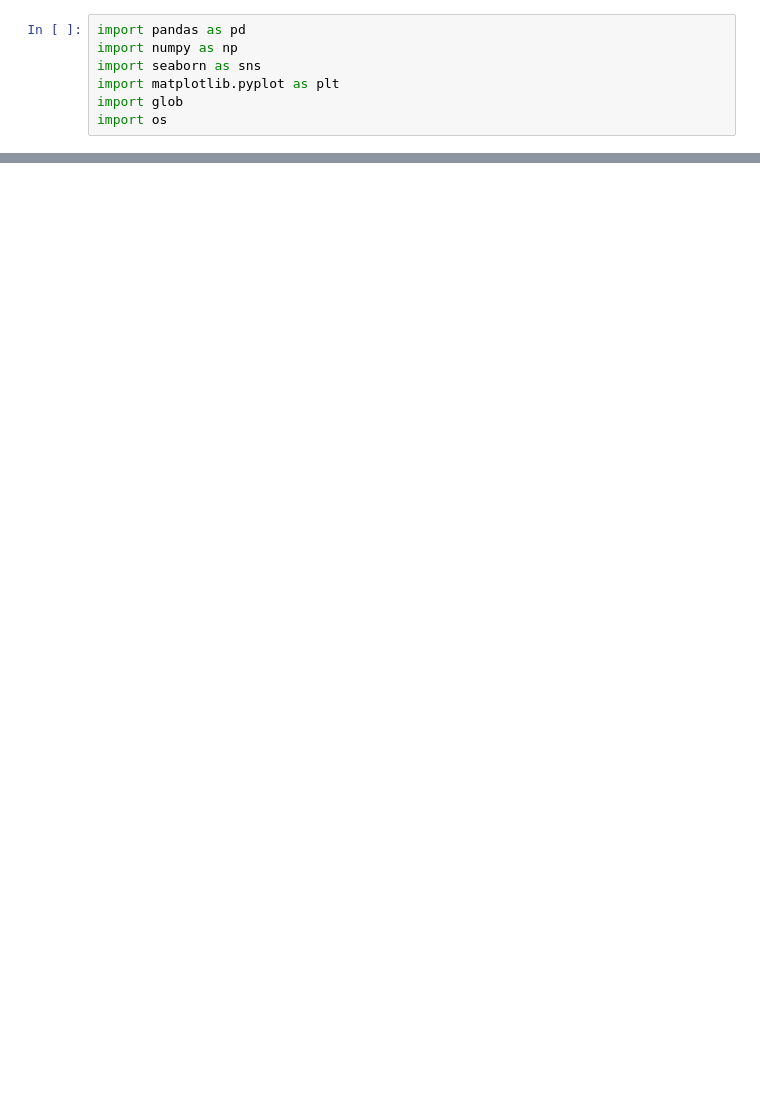
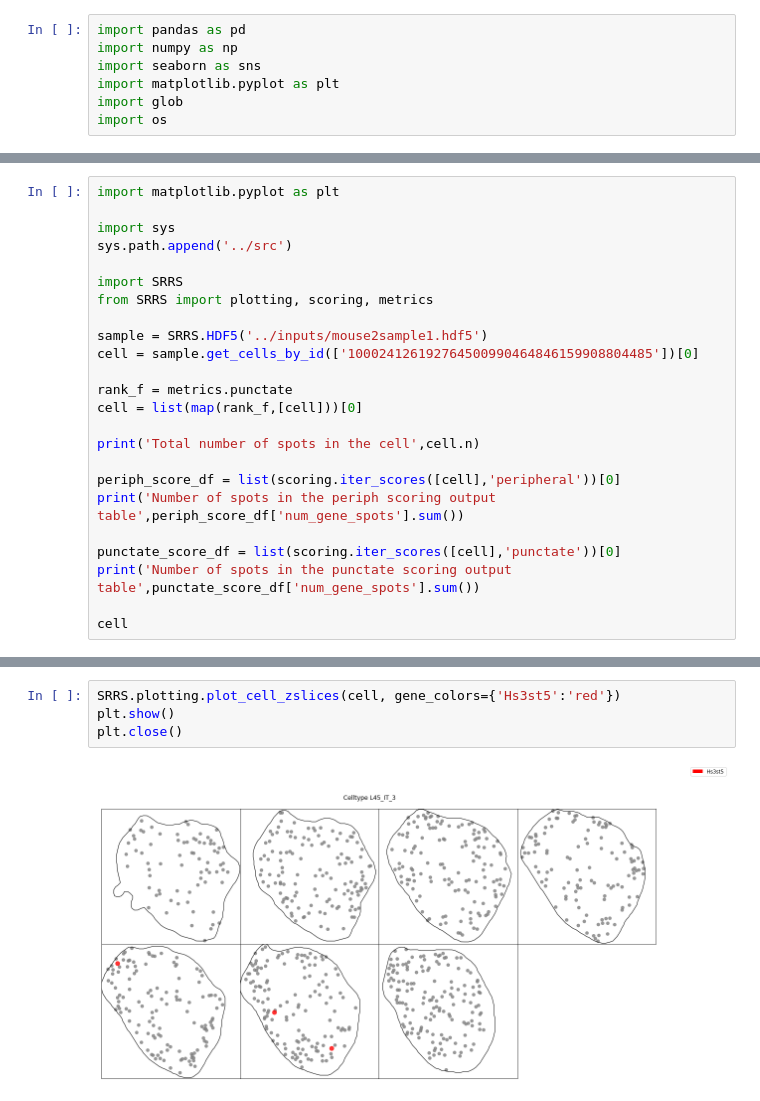
Before and after one commit to salzman-lab/SPRAWL, a Jupyter notebook: analysis/effect_of_abundance_and_gene_count_on_metrics.ipynb, the cells around one changed output, grey strips where cells are left out. Drawn from its saved outputs; the diff is of its cells as text; blank space fills up the shorter version.

```diff
--- a/analysis/effect_of_abundance_and_gene_count_on_metrics.ipynb
+++ b/analysis/effect_of_abundance_and_gene_count_on_metrics.ipynb
@@ -68,0 +307,24 @@ for name,p in samples.items():
+# %%
+import matplotlib.pyplot as plt
+
+import sys
+sys.path.append('../src')
+
+import SRRS
+from SRRS import plotting, scoring, metrics
+
+sample = SRRS.HDF5('../inputs/mouse2sample1.hdf5')
+cell = sample.get_cells_by_id(['100024126192764500990464846159908804485'])[0]
+
+rank_f = metrics.punctate
+cell = list(map(rank_f,[cell]))[0]
+
+print('Total number of spots in the cell',cell.n)
+
+periph_score_df = list(scoring.iter_scores([cell],'peripheral'))[0]
+print('Number of spots in the periph scoring output table',periph_score_df['num_gene_spots'].sum())
+
+punctate_score_df = list(scoring.iter_scores([cell],'punctate'))[0]
+print('Number of spots in the punctate scoring output table',punctate_score_df['num_gene_spots'].sum())
+
+cell
@@ -68,0 +352,6 @@ for name,p in samples.items():
+# %%
+SRRS.plotting.plot_cell_zslices(cell, gene_colors={'Hs3st5':'red'})
+plt.show()
+plt.close()
+# %% [output]
+[figure, added]
```
Also changed, not shown: parts of 28 cells of this notebook, 28 other files.
